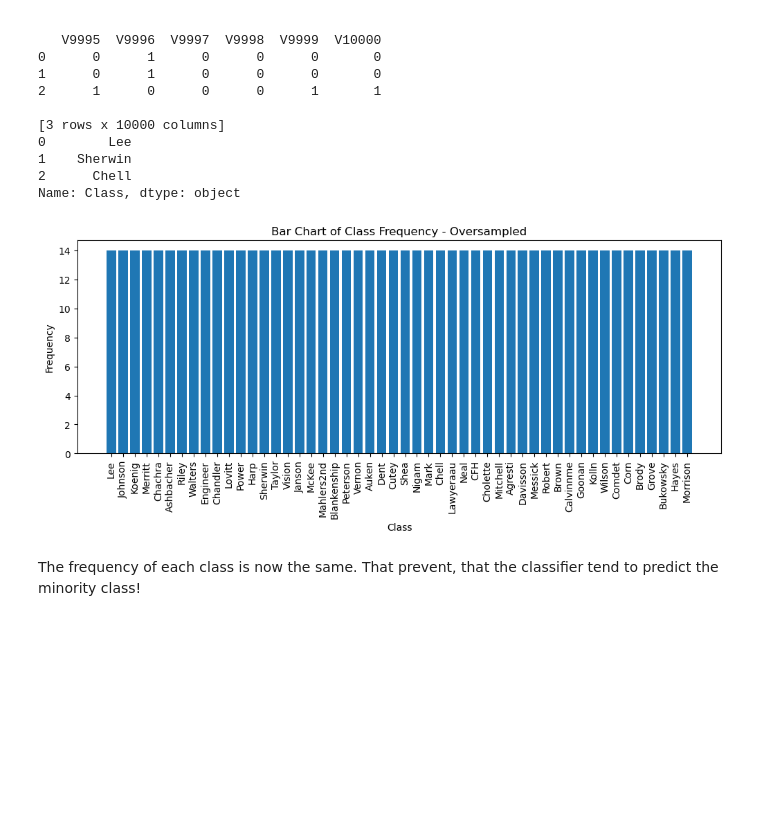
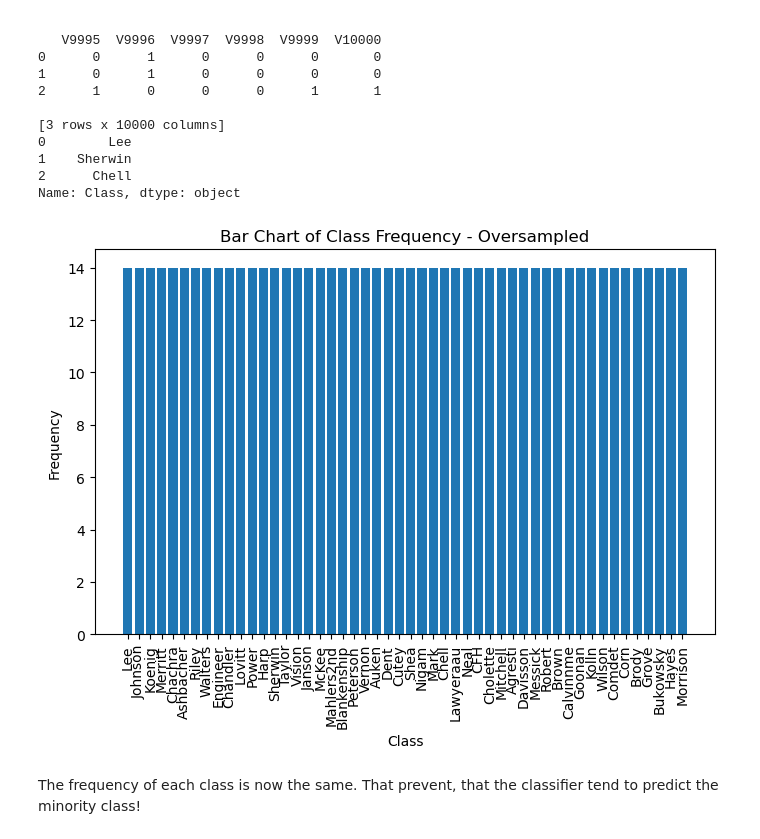
Before and after one commit to paulhoenes/ml_ss24, a Jupyter notebook: Amazon_reviews.ipynb, the cells around one changed output. Cells and saved outputs as stored; diff of their text form; code cells hidden in the pictures; blank space fills up the shorter version.

```diff
--- a/Amazon_reviews.ipynb
+++ b/Amazon_reviews.ipynb
@@ -187,21 +203,25 @@ Name: Class, dtype: object
 # %%
 class_counts = y_train_resampled.value_counts()
 
-plt.figure(figsize=(12, 4))
+plt.figure(figsize=(8, 5))
 plt.bar(class_counts.index, class_counts.values)
 
 
 plt.xlabel('Class')
 plt.ylabel('Frequency')
 plt.title('Bar Chart of Class Frequency - Oversampled')
 
 # rotate the x-axis labels
 plt.xticks(rotation=90)
 
 # Display the plot
+
+# export plot
+plt.savefig('class_frequency_oversampled.png')
+
 plt.show()
 # %% [output]
-[figure, old version]
+[figure, new version]
 # %% [markdown]
 The frequency of each class is now the same. That prevent, that the classifier tend to predict the minority class!
 # %% [markdown]
```
Also changed, not shown: parts of 11 cells of this notebook, 4 other files.
